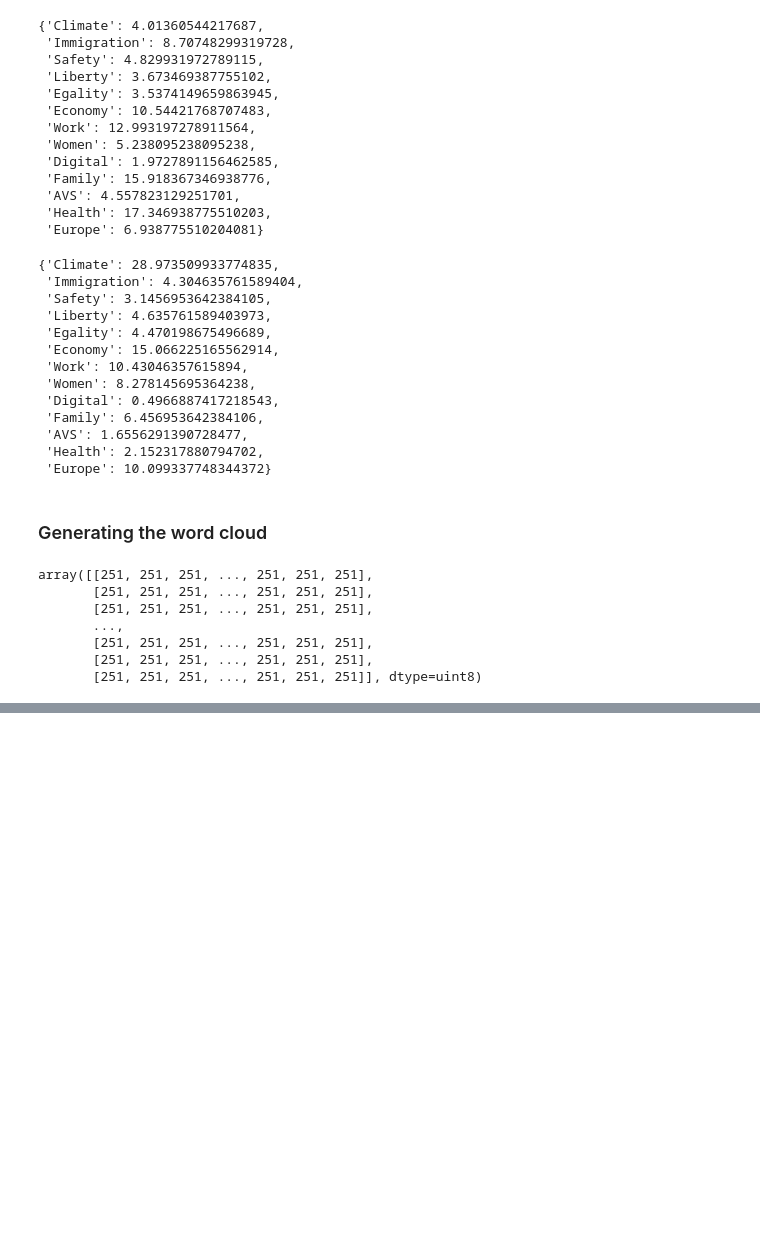
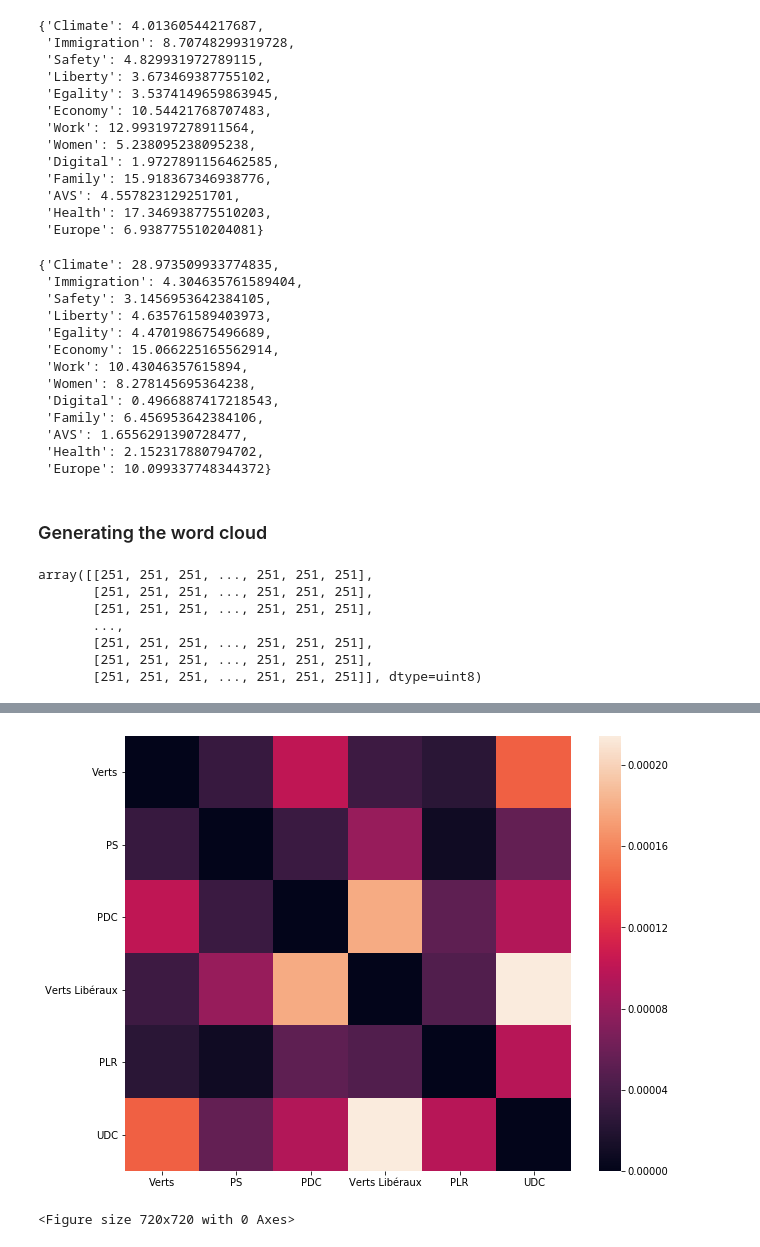
Before and after one commit to ArthurVignon/ADA_project, a Jupyter notebook: tweets_analysis.ipynb, the cells around one changed output, grey strips where cells are left out. Cells and saved outputs as stored; diff of their text form; code cells hidden in the pictures; blank space fills up the shorter version.

```diff
--- a/tweets_analysis.ipynb
+++ b/tweets_analysis.ipynb
@@ -533,0 +592,29 @@ plt.pyplot.show()
+# %%
+def mean_list_word(list_word, model):
+    mean = np.zeros(model.vector_size)
+    for t in list_keyword:
+        mean += model[t]
+    return mean/len(list_keyword)
+# %%
+mean2_VERTS = mean_list_word(VERTS_text.split(" "), model)
+mean2_UDC = mean_list_word(UDC_text.split(" "), model)
+mean2_PS = mean_list_word(PS_text.split(" "), model)
+mean2_PLR = mean_list_word(PLR_text.split(" "), model)
+mean2_PDC = mean_list_word(PDC_text.split(" "), model)
+mean2_VERTS_LIB = mean_list_word(VERTS_LIB_text.split(" "), model)
+# %%
+means2_parties = [mean2_VERTS, mean2_PS, mean2_PDC, mean2_VERTS_LIB, mean2_PLR, mean2_UDC]
+parties = ["Verts", "PS", "PDC", "Verts Libéraux","PLR", "UDC"]
+
+similiraties2 = np.zeros((6,6))
+for i in range(0,6):
+    for j in range(0,6):
+        similiraties2[i][j] = spatial.distance.cosine(means2_parties[i], means2_parties[j])
+
+fig, ax = plt.pyplot.subplots(figsize=(10,8))
+sns.heatmap(similiraties2, xticklabels=parties, yticklabels=parties, ax=ax)
+plt.pyplot.figure(figsize=[10,10])
+plt.pyplot.show()
+# %% [output]
+[figure, added]
+<Figure size 720x720 with 0 Axes>
```
Also changed, not shown: parts of 18 cells of this notebook.
